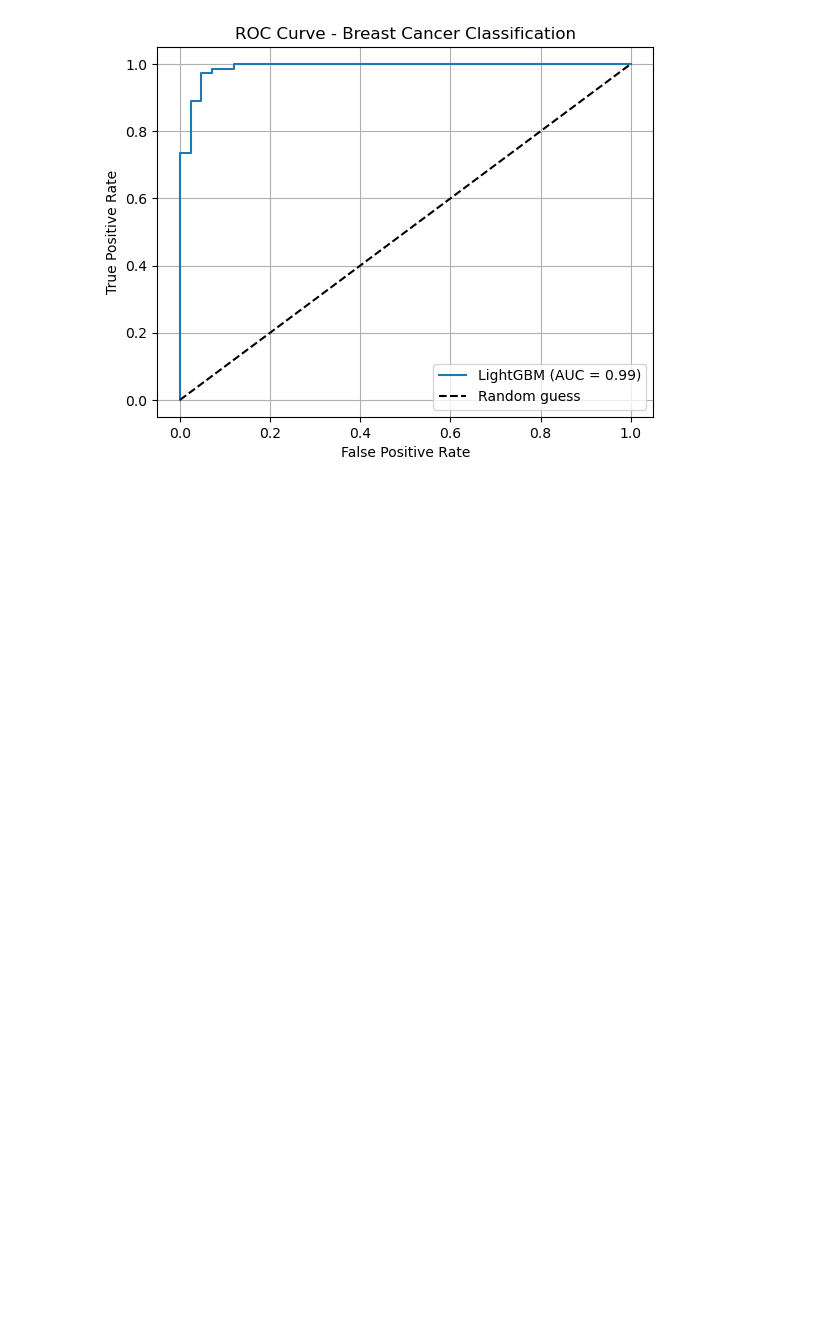
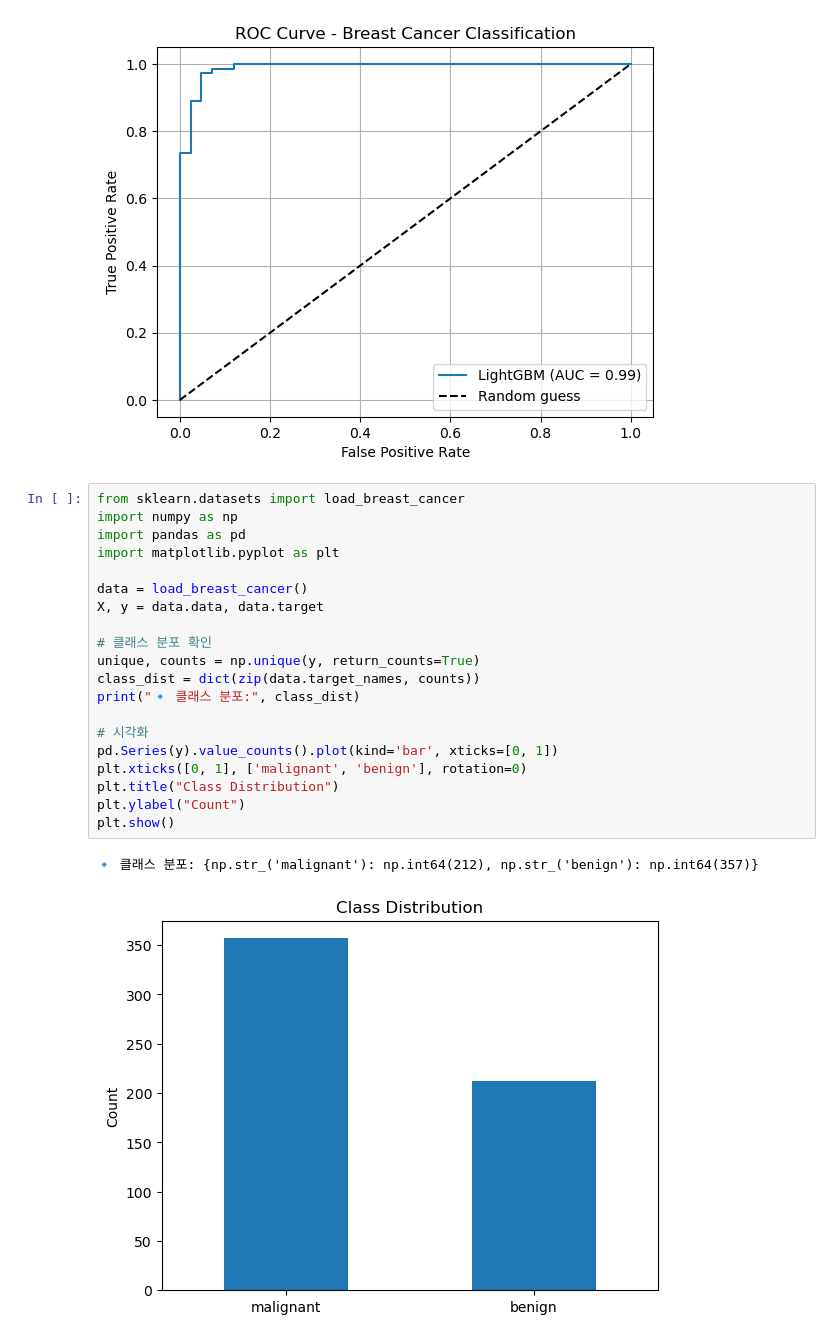
Before and after one commit to kradlegna/bigDataEdu, a Jupyter notebook: mission1_jupyter.ipynb, the cells around one changed output. Cells and saved outputs as stored; diff of their text form; blank space fills up the shorter version.

```diff
--- a/mission1_jupyter.ipynb
+++ b/mission1_jupyter.ipynb
@@ -672,3 +675,26 @@ You can set `force_col_wise=true` to remove the overhead.
 [LightGBM] [Warning] No further splits with positive gain, best gain: -inf
 [LightGBM] [Warning] No further splits with positive gain, best gain: -inf
 [figure]
+# %%
+from sklearn.datasets import load_breast_cancer
+import numpy as np
+import pandas as pd
+import matplotlib.pyplot as plt
+
+data = load_breast_cancer()
+X, y = data.data, data.target
+
+# 클래스 분포 확인
+unique, counts = np.unique(y, return_counts=True)
+class_dist = dict(zip(data.target_names, counts))
+print("🔹 클래스 분포:", class_dist)
+
+# 시각화
+pd.Series(y).value_counts().plot(kind='bar', xticks=[0, 1])
+plt.xticks([0, 1], ['malignant', 'benign'], rotation=0)
+plt.title("Class Distribution")
+plt.ylabel("Count")
+plt.show()
+# %% [output]
+🔹 클래스 분포: {np.str_('malignant'): np.int64(212), np.str_('benign'): np.int64(357)}
+[figure, added]
```
Also changed, not shown: parts of 4 cells of this notebook.
